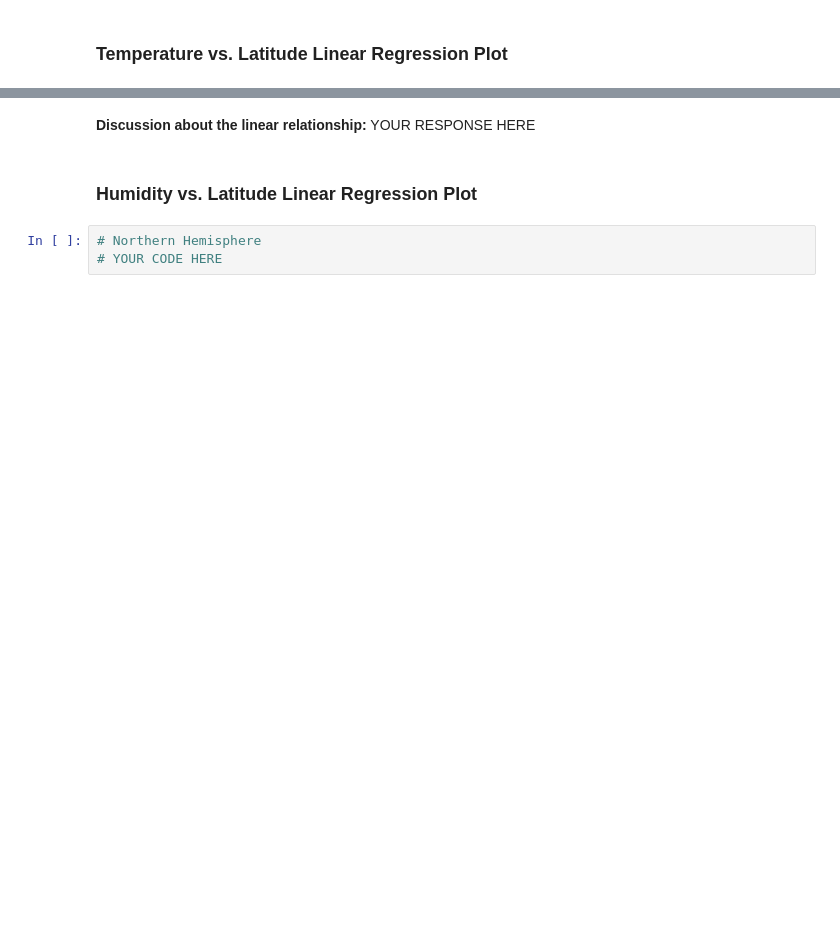
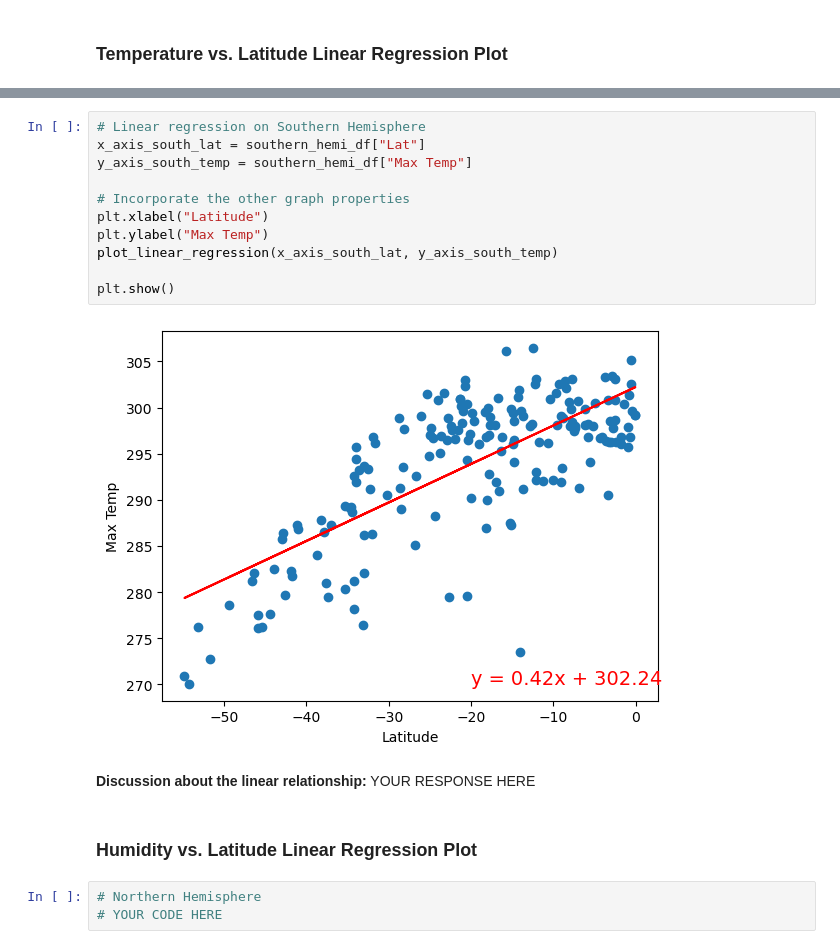
Before and after one commit to Momocat10/python-api-challenge, a Jupyter notebook: WeatherPy/WeatherPy.ipynb, the cells around one changed output, grey strips where cells are left out. Cells and saved outputs as stored; diff of their text form; blank space fills up the shorter version.

```diff
--- a/WeatherPy/WeatherPy.ipynb
+++ b/WeatherPy/WeatherPy.ipynb
@@ -318,3 +328,16 @@ The r-value is: 0.4121057168607245
+# %%
+# Linear regression on Southern Hemisphere
+x_axis_south_lat = southern_hemi_df["Lat"]
+y_axis_south_temp = southern_hemi_df["Max Temp"]
+
+# Incorporate the other graph properties
+plt.xlabel("Latitude")
+plt.ylabel("Max Temp")
+plot_linear_regression(x_axis_south_lat, y_axis_south_temp)
+
+plt.show()
+# %% [output]
+[figure, added]
 # %% [markdown]
 **Discussion about the linear relationship:** YOUR RESPONSE HERE
 # %% [markdown]
```
Also changed, not shown: parts of 13 cells of this notebook.
